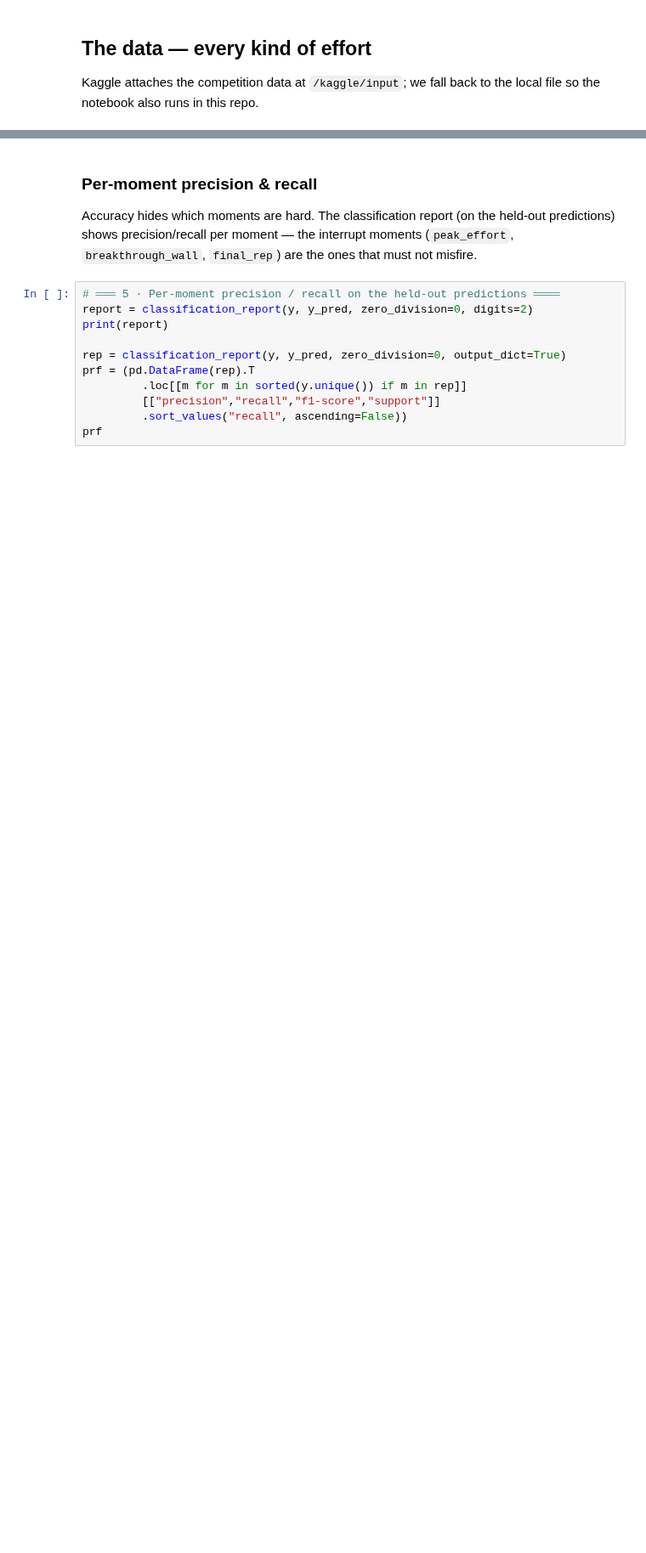
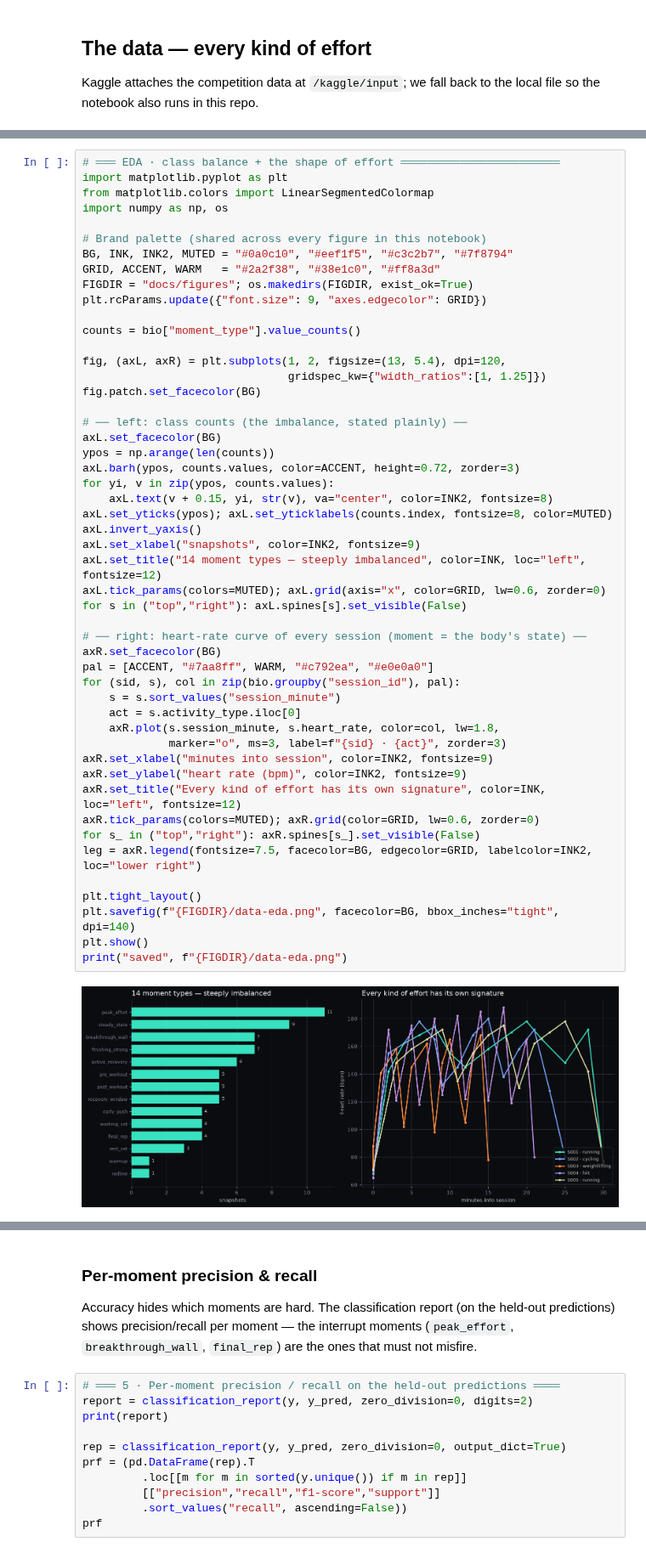
Before and after one commit to petitgen-ltd/selah-scripture, a Jupyter notebook: notebook.ipynb, the cells around one changed output, grey strips where cells are left out. Shown at 85% size. Drawn from its saved outputs; the diff is of its cells as text; blank space fills up the shorter version.

```diff
--- a/notebook.ipynb
+++ b/notebook.ipynb
@@ -318,0 +353,52 @@ bio.head()
+# %%
+# ═══ EDA · class balance + the shape of effort ════════════════════════
+import matplotlib.pyplot as plt
+from matplotlib.colors import LinearSegmentedColormap
+import numpy as np, os
+
+# Brand palette (shared across every figure in this notebook)
+BG, INK, INK2, MUTED = "#0a0c10", "#eef1f5", "#c3c2b7", "#7f8794"
+GRID, ACCENT, WARM   = "#2a2f38", "#38e1c0", "#ff8a3d"
+FIGDIR = "docs/figures"; os.makedirs(FIGDIR, exist_ok=True)
+plt.rcParams.update({"font.size": 9, "axes.edgecolor": GRID})
+
+counts = bio["moment_type"].value_counts()
+
+fig, (axL, axR) = plt.subplots(1, 2, figsize=(13, 5.4), dpi=120,
+                               gridspec_kw={"width_ratios":[1, 1.25]})
+fig.patch.set_facecolor(BG)
+
+# ── left: class counts (the imbalance, stated plainly) ──
+axL.set_facecolor(BG)
+ypos = np.arange(len(counts))
+axL.barh(ypos, counts.values, color=ACCENT, height=0.72, zorder=3)
+for yi, v in zip(ypos, counts.values):
+    axL.text(v + 0.15, yi, str(v), va="center", color=INK2, fontsize=8)
+axL.set_yticks(ypos); axL.set_yticklabels(counts.index, fontsize=8, color=MUTED)
+axL.invert_yaxis()
+axL.set_xlabel("snapshots", color=INK2, fontsize=9)
+axL.set_title("14 moment types — steeply imbalanced", color=INK, loc="left", fontsize=12)
+axL.tick_params(colors=MUTED); axL.grid(axis="x", color=GRID, lw=0.6, zorder=0)
+for s in ("top","right"): axL.spines[s].set_visible(False)
+
+# ── right: heart-rate curve of every session (moment = the body's state) ──
+axR.set_facecolor(BG)
+pal = [ACCENT, "#7aa8ff", WARM, "#c792ea", "#e0e0a0"]
+for (sid, s), col in zip(bio.groupby("session_id"), pal):
+    s = s.sort_values("session_minute")
+    act = s.activity_type.iloc[0]
+    axR.plot(s.session_minute, s.heart_rate, color=col, lw=1.8,
+             marker="o", ms=3, label=f"{sid} · {act}", zorder=3)
+axR.set_xlabel("minutes into session", color=INK2, fontsize=9)
+axR.set_ylabel("heart rate (bpm)", color=INK2, fontsize=9)
+axR.set_title("Every kind of effort has its own signature", color=INK, loc="left", fontsize=12)
+axR.tick_params(colors=MUTED); axR.grid(color=GRID, lw=0.6, zorder=0)
+for s_ in ("top","right"): axR.spines[s_].set_visible(False)
+leg = axR.legend(fontsize=7.5, facecolor=BG, edgecolor=GRID, labelcolor=INK2, loc="lower right")
+
+plt.tight_layout()
+plt.savefig(f"{FIGDIR}/data-eda.png", facecolor=BG, bbox_inches="tight", dpi=140)
+plt.show()
+print("saved", f"{FIGDIR}/data-eda.png")
+# %% [output]
+[figure, added]
```
Also changed, not shown: parts of 23 cells of this notebook, 4 other files.
